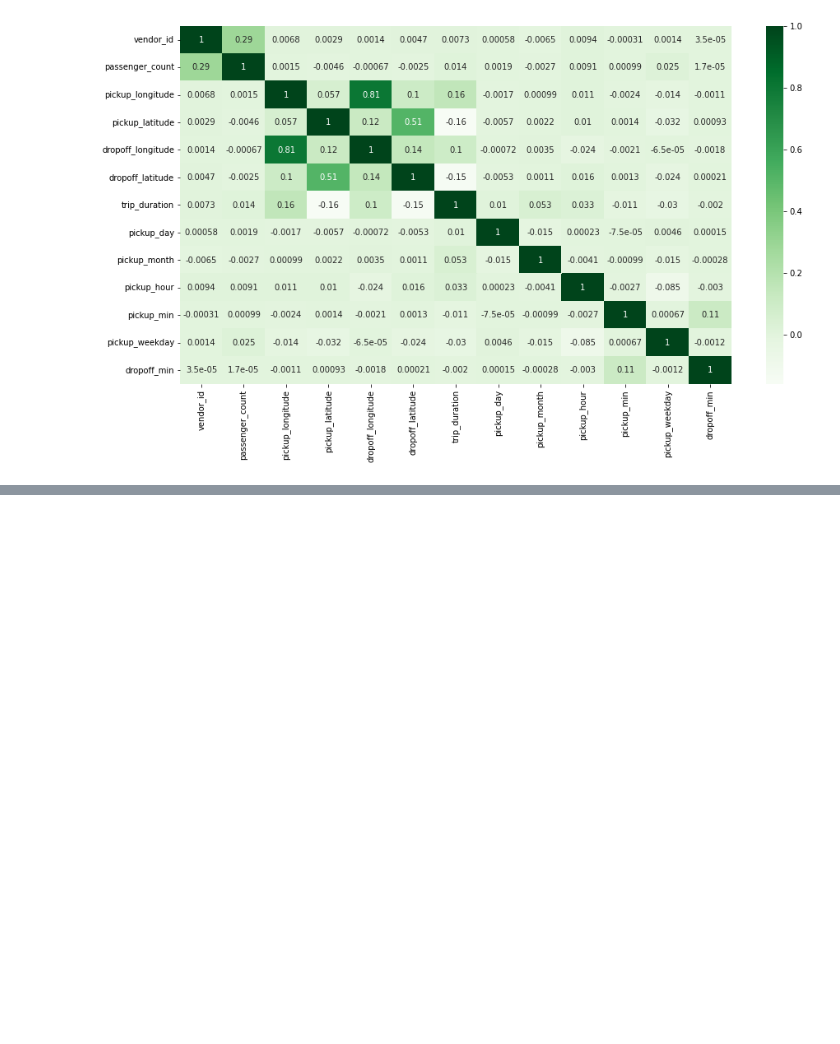
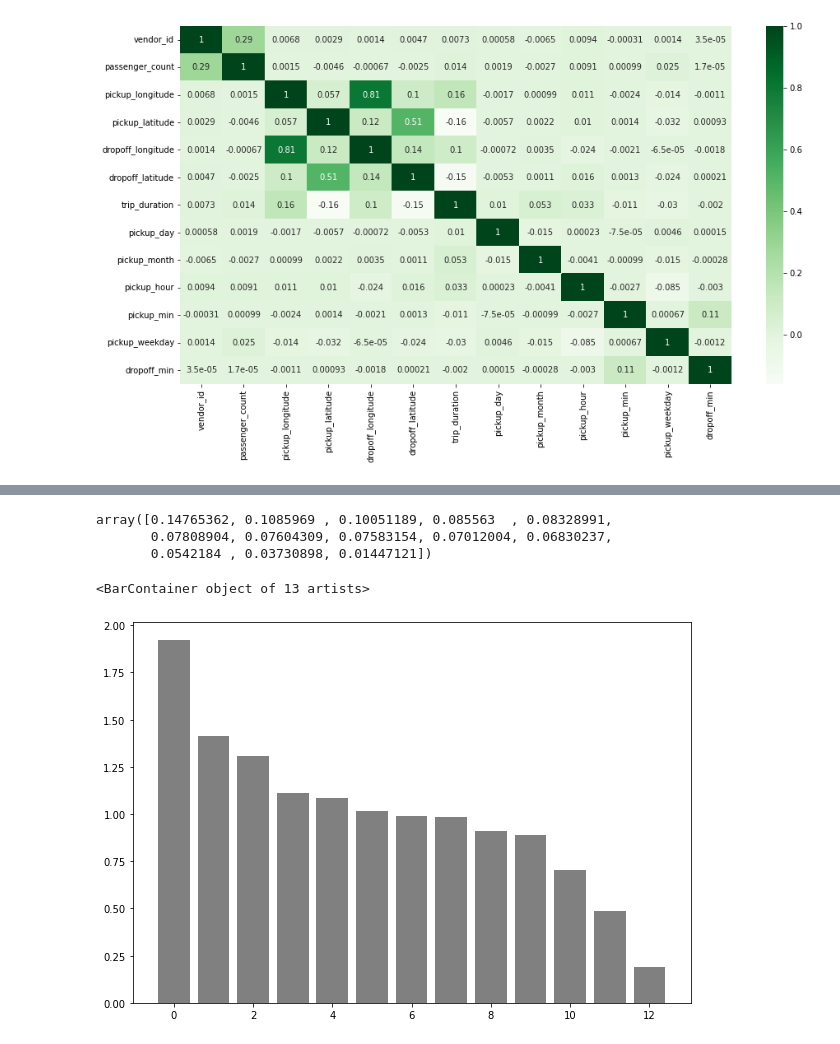
Before and after one commit to vaidande/NYC-Taxi-Trip-Time-Prediction, a Jupyter notebook: NYC_Taxi_Trip_Time_Prediction_Capstone_Project_By_Ritik_Vaidande.ipynb, the cells around one changed output, grey strips where cells are left out. Saved outputs shown, nothing was run; the diff lists cells and outputs as text; code cells hidden in the pictures; blank space fills up the shorter version.

```diff
--- a/NYC_Taxi_Trip_Time_Prediction_Capstone_Project_By_Ritik_Vaidande.ipynb
+++ b/NYC_Taxi_Trip_Time_Prediction_Capstone_Project_By_Ritik_Vaidande.ipynb
@@ -367,0 +370,8 @@ sns.heatmap(corr, annot=True, cmap='Greens')
+# %%
+# Label encoding categorical features
+from sklearn.preprocessing import LabelEncoder
+
+enc = LabelEncoder()
+nyctaxidf['vendor_id'] = enc.fit_transform(df['vendor_id'])
+nyctaxidf['store_and_fwd_flag'] = enc.fit_transform(df['store_and_fwd_flag'])
+nyctaxidf.head()
@@ -367,0 +385,14 @@ sns.heatmap(corr, annot=True, cmap='Greens')
+# %%
+#creating independent and dependent dataframes
+X = nyctaxidf.drop(['trip_duration'], axis = 1)
+y = nyctaxidf['trip_duration']
+# %%
+#scaling
+from sklearn.preprocessing import StandardScaler
+
+cols = X.columns
+
+ss = StandardScaler()
+finaldf = ss.fit_transform(X)
+finaldf = pd.DataFrame(finaldf, columns=cols)
+finaldf.head()
@@ -367,0 +406,19 @@ sns.heatmap(corr, annot=True, cmap='Greens')
+# %%
+#implementing pca
+from sklearn.decomposition import PCA
+
+pca = PCA(n_components=len(nyctaxidf.columns)-1)
+pca.fit_transform(finaldf)
+var_rat = pca.explained_variance_ratio_
+var_rat
+# %% [output]
+array([0.14765362, 0.1085969 , 0.10051189, 0.085563  , 0.08328991,
+       0.07808904, 0.07604309, 0.07583154, 0.07012004, 0.06830237,
+       0.0542184 , 0.03730898, 0.01447121])
+# %%
+#plotting pca results
+plt.figure(figsize=(10,7))
+plt.bar(np.arange(pca.n_components_), pca.explained_variance_, color="grey")
+# %% [output]
+<BarContainer object of 13 artists>
+[figure, added]
```
Also changed, not shown: parts of 35 cells of this notebook.
